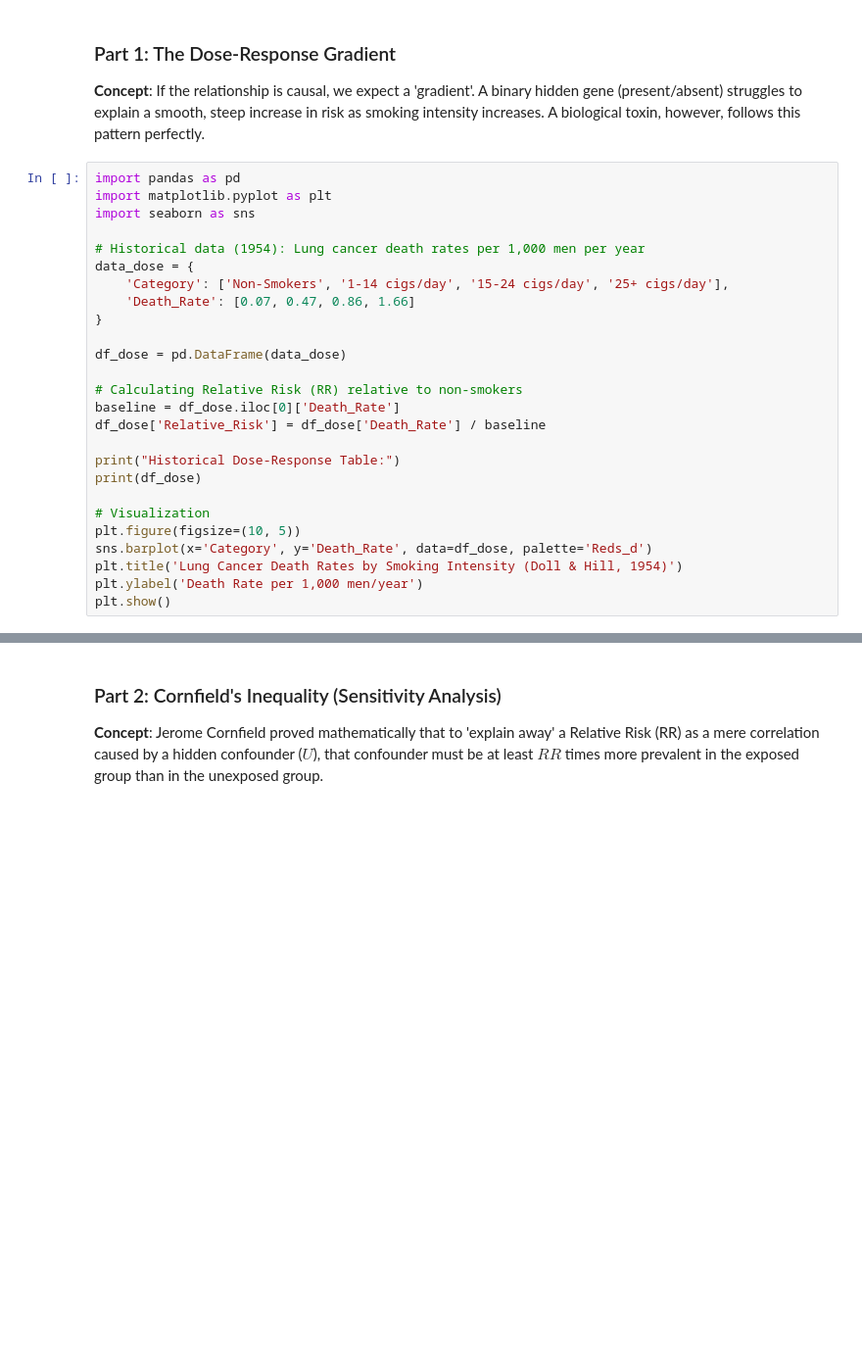
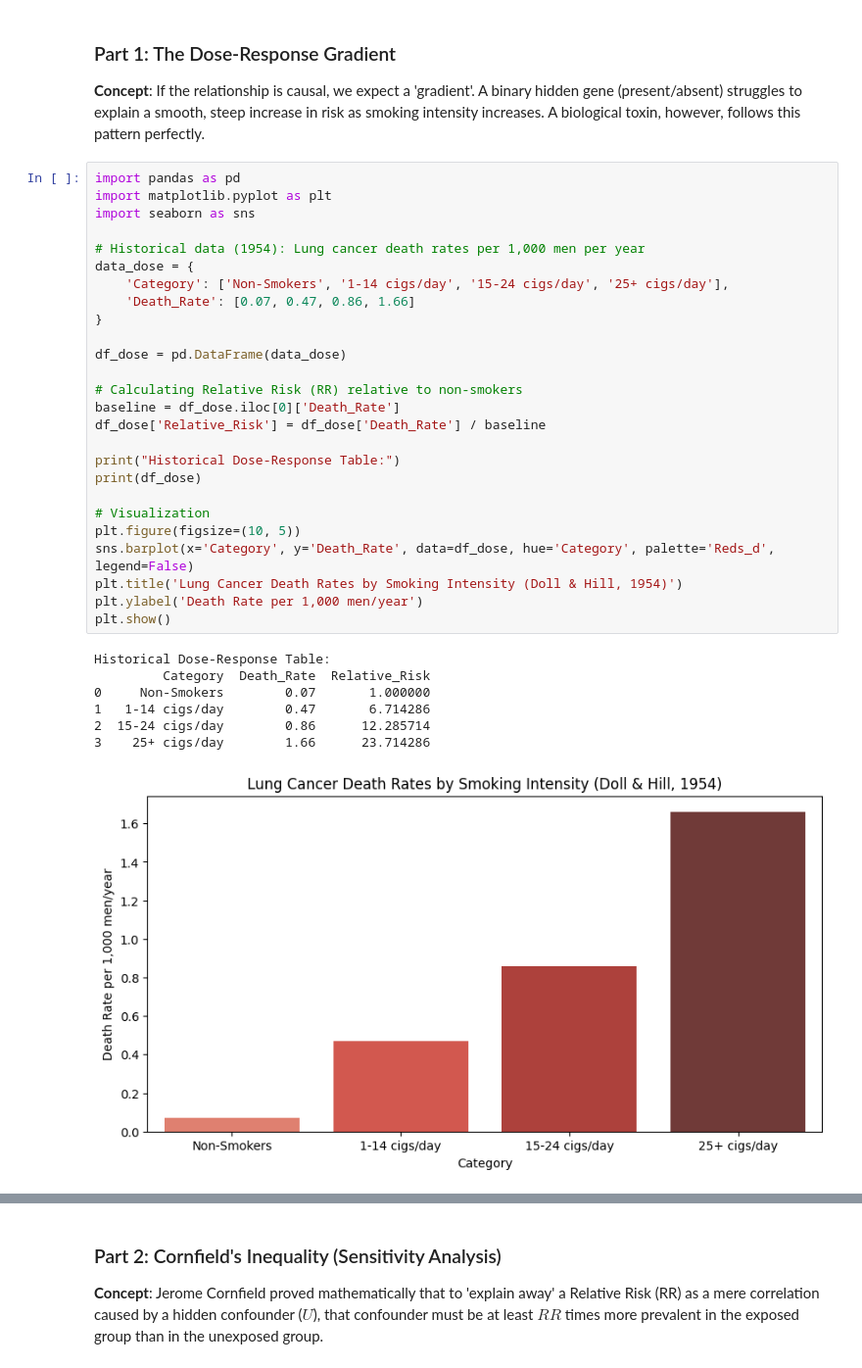
Before and after one commit to alon-goodman/Beyond-Correlation, a Jupyter notebook: Post 5 - Does smoking cause cancer?/5.DoesSmokingCauseCancer.ipynb, the cells around one changed output, grey strips where cells are left out. Shown at 98% size. Drawn from its saved outputs; the diff is of its cells as text; blank space fills up the shorter version.

```diff
--- a/Post 5 - Does smoking cause cancer?/5.DoesSmokingCauseCancer.ipynb
+++ b/Post 5 - Does smoking cause cancer?/5.DoesSmokingCauseCancer.ipynb
@@ -14,27 +16,35 @@ In this notebook, we analyze the historical data from the **1954 British Doctors
 # %%
 import pandas as pd
 import matplotlib.pyplot as plt
 import seaborn as sns
 
 # Historical data (1954): Lung cancer death rates per 1,000 men per year
 data_dose = {
     'Category': ['Non-Smokers', '1-14 cigs/day', '15-24 cigs/day', '25+ cigs/day'],
     'Death_Rate': [0.07, 0.47, 0.86, 1.66]
 }
 
 df_dose = pd.DataFrame(data_dose)
 
 # Calculating Relative Risk (RR) relative to non-smokers
 baseline = df_dose.iloc[0]['Death_Rate']
 df_dose['Relative_Risk'] = df_dose['Death_Rate'] / baseline
 
 print("Historical Dose-Response Table:")
 print(df_dose)
 
 # Visualization
 plt.figure(figsize=(10, 5))
-sns.barplot(x='Category', y='Death_Rate', data=df_dose, palette='Reds_d')
+sns.barplot(x='Category', y='Death_Rate', data=df_dose, hue='Category', palette='Reds_d', legend=False)
 plt.title('Lung Cancer Death Rates by Smoking Intensity (Doll & Hill, 1954)')
 plt.ylabel('Death Rate per 1,000 men/year')
 plt.show()
+# %% [output]
+Historical Dose-Response Table:
+         Category  Death_Rate  Relative_Risk
+0     Non-Smokers        0.07       1.000000
+1   1-14 cigs/day        0.47       6.714286
+2  15-24 cigs/day        0.86      12.285714
+3    25+ cigs/day        1.66      23.714286
+[figure, added]
 # %% [markdown]
```
Also changed, not shown: parts of 5 cells of this notebook.
